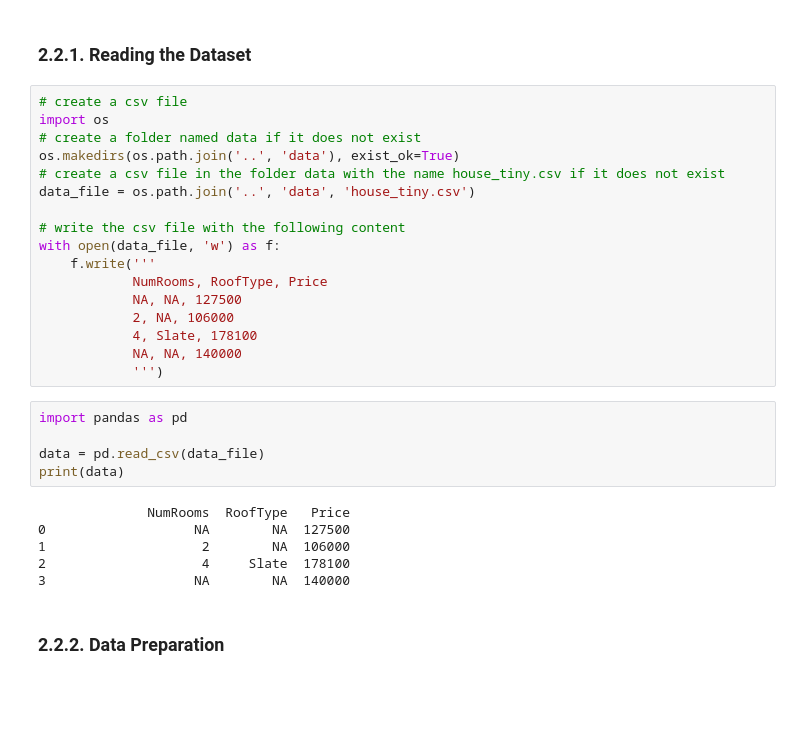
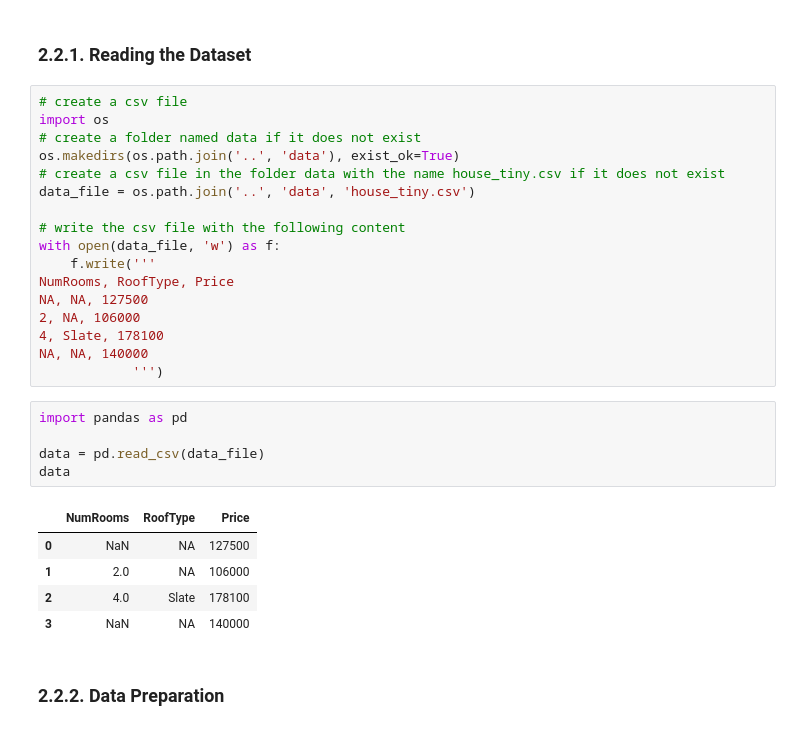
Before and after one commit to lblogan14/Dive_into_Deep_learning, a Jupyter notebook: notebooks/Ch02_Preliminaries.ipynb, the cells around one changed output. Saved outputs shown, nothing was run; the diff lists cells and outputs as text; blank space fills up the shorter version.

```diff
--- a/notebooks/Ch02_Preliminaries.ipynb
+++ b/notebooks/Ch02_Preliminaries.ipynb
@@ -317,22 +317,22 @@ data_file = os.path.join('..', 'data', 'house_tiny.csv')
 # write the csv file with the following content
 with open(data_file, 'w') as f:
     f.write('''
-            NumRooms, RoofType, Price
-            NA, NA, 127500
-            2, NA, 106000
-            4, Slate, 178100
-            NA, NA, 140000
+NumRooms, RoofType, Price
+NA, NA, 127500
+2, NA, 106000
+4, Slate, 178100
+NA, NA, 140000
             ''')
 # %%
 import pandas as pd
 
 data = pd.read_csv(data_file)
-print(data)
+data
 # %% [output]
-              NumRooms  RoofType   Price
-0                   NA        NA  127500
-1                    2        NA  106000
-2                    4     Slate  178100
-3                   NA        NA  140000
+|  | NumRooms | RoofType | Price |
+| 0 | NaN | NA | 127500 |
+| 1 | 2.0 | NA | 106000 |
+| 2 | 4.0 | Slate | 178100 |
+| 3 | NaN | NA | 140000 |
 # %% [markdown]
 ### 2.2.2. Data Preparation
```
Also changed, not shown: parts of 82 cells of this notebook, 1 other file.
